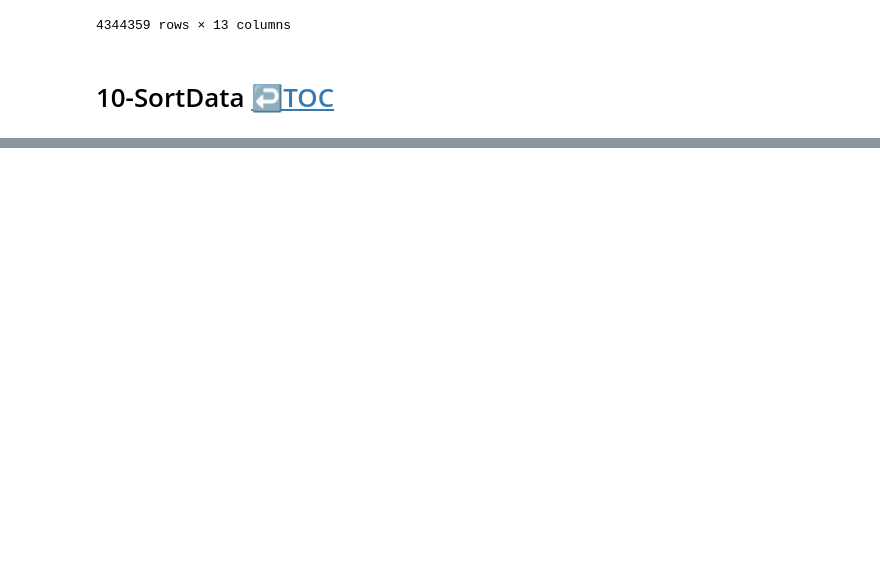
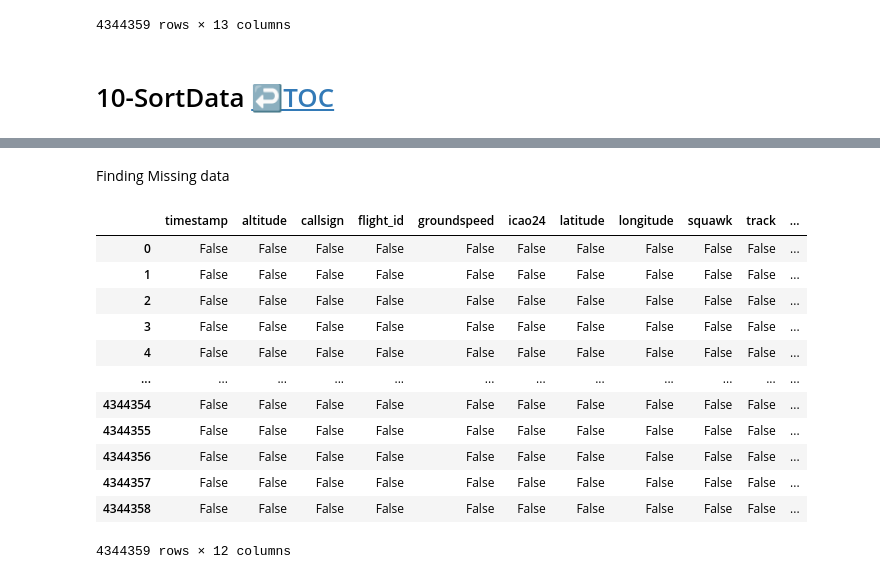
Before and after one commit to kachraz/ytlpda, a Jupyter notebook: KAG/ytleapan.ipynb, the cells around one changed output, grey strips where cells are left out. Cells and saved outputs as stored; diff of their text form; code cells hidden in the pictures; blank space fills up the shorter version.

```diff
--- a/KAG/ytleapan.ipynb
+++ b/KAG/ytleapan.ipynb
@@ -1198,0 +1342,18 @@ df.assign(al3 = df['altitude']/2)
+# %% [markdown]
+Finding Missing data
+# %%
+df.isna()
+# %% [output]
+|  | timestamp | altitude | callsign | flight_id | groundspeed | icao24 | latitude | longitude | squawk | track | ... |
+| 0 | False | False | False | False | False | False | False | False | False | False | ... |
+| 1 | False | False | False | False | False | False | False | False | False | False | ... |
+| 2 | False | False | False | False | False | False | False | False | False | False | ... |
+| 3 | False | False | False | False | False | False | False | False | False | False | ... |
+| 4 | False | False | False | False | False | False | False | False | False | False | ... |
+| ... | ... | ... | ... | ... | ... | ... | ... | ... | ... | ... | ... |
+| 4344354 | False | False | False | False | False | False | False | False | False | False | ... |
+| 4344355 | False | False | False | False | False | False | False | False | False | False | ... |
+| 4344356 | False | False | False | False | False | False | False | False | False | False | ... |
+| 4344357 | False | False | False | False | False | False | False | False | False | False | ... |
+| 4344358 | False | False | False | False | False | False | False | False | False | False | ... |
+4344359 rows × 12 columns
```
Also changed, not shown: parts of 21 cells of this notebook.
